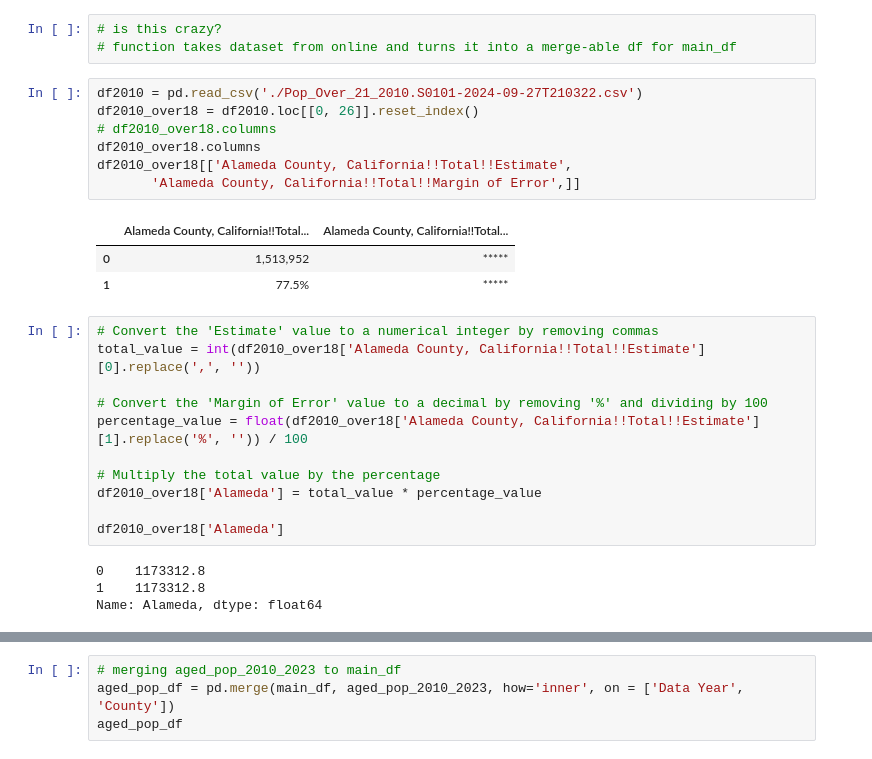
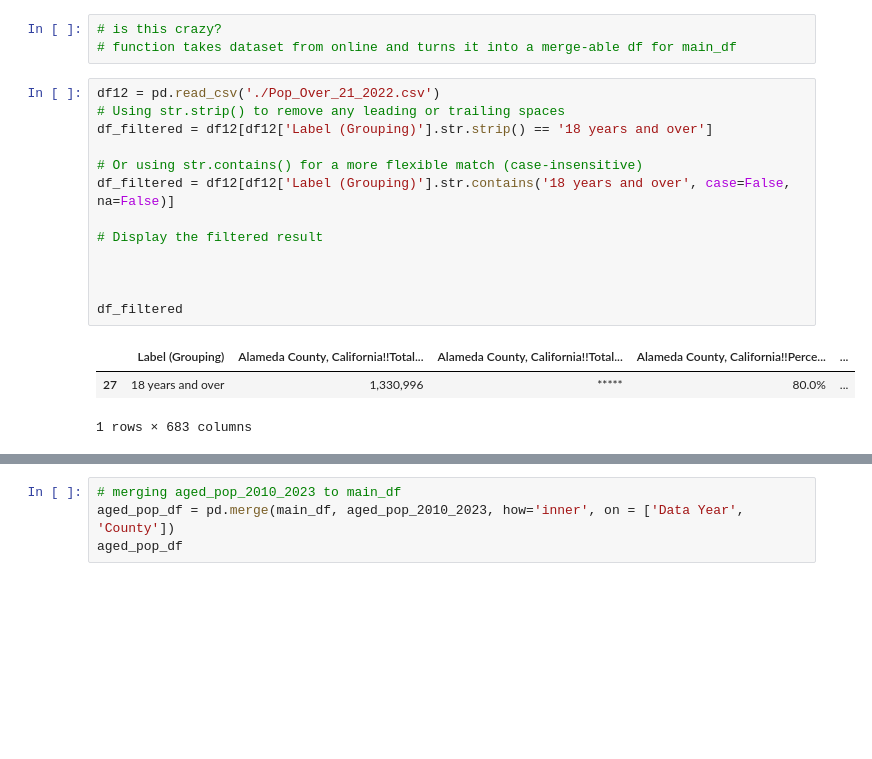
Before and after one commit to kellerl7/SIADS_Milestone_1, a Jupyter notebook: pm_data/CMC_Notebook.ipynb, the cells around one changed output, grey strips where cells are left out. Cells and saved outputs as stored; diff of their text form; blank space fills up the shorter version.

```diff
--- a/pm_data/CMC_Notebook.ipynb
+++ b/pm_data/CMC_Notebook.ipynb
@@ -93,31 +93,22 @@ See the caveats in the documentation: https://pandas.pydata.org/pandas-docs/stab
 # is this crazy?
 # function takes dataset from online and turns it into a merge-able df for main_df
 # %%
-df2010 = pd.read_csv('./Pop_Over_21_2010.S0101-2024-09-27T210322.csv')
-df2010_over18 = df2010.loc[[0, 26]].reset_index()
-# df2010_over18.columns
-df2010_over18.columns
-df2010_over18[['Alameda County, California!!Total!!Estimate',
-       'Alameda County, California!!Total!!Margin of Error',]]
+df12 = pd.read_csv('./Pop_Over_21_2022.csv')
+# Using str.strip() to remove any leading or trailing spaces
+df_filtered = df12[df12['Label (Grouping)'].str.strip() == '18 years and over']
+
+# Or using str.contains() for a more flexible match (case-insensitive)
+df_filtered = df12[df12['Label (Grouping)'].str.contains('18 years and over', case=False, na=False)]
+
+# Display the filtered result
+
+
+
+df_filtered
 # %% [output]
-|  | Alameda County, California!!Total... | Alameda County, California!!Total... |
-| 0 | 1,513,952 | ***** |
-| 1 | 77.5% | ***** |
+|  | Label (Grouping) | Alameda County, California!!Total... | Alameda County, California!!Total... | Alameda County, California!!Perce... | ... |
+| 27 | 18 years and over | 1,330,996 | ***** | 80.0% | ... |
+1 rows × 683 columns
-# %%
-# Convert the 'Estimate' value to a numerical integer by removing commas
-total_value = int(df2010_over18['Alameda County, California!!Total!!Estimate'][0].replace(',', ''))
-
-# Convert the 'Margin of Error' value to a decimal by removing '%' and dividing by 100
-percentage_value = float(df2010_over18['Alameda County, California!!Total!!Estimate'][1].replace('%', '')) / 100
-
-# Multiply the total value by the percentage
-df2010_over18['Alameda'] = total_value * percentage_value
-
-df2010_over18['Alameda']
-# %% [output]
-0    1173312.8
-1    1173312.8
-Name: Alameda, dtype: float64
 # %%
 def aged_population(dataset, datayear):
     # load files
```
Also changed, not shown: parts of 3 cells of this notebook.
